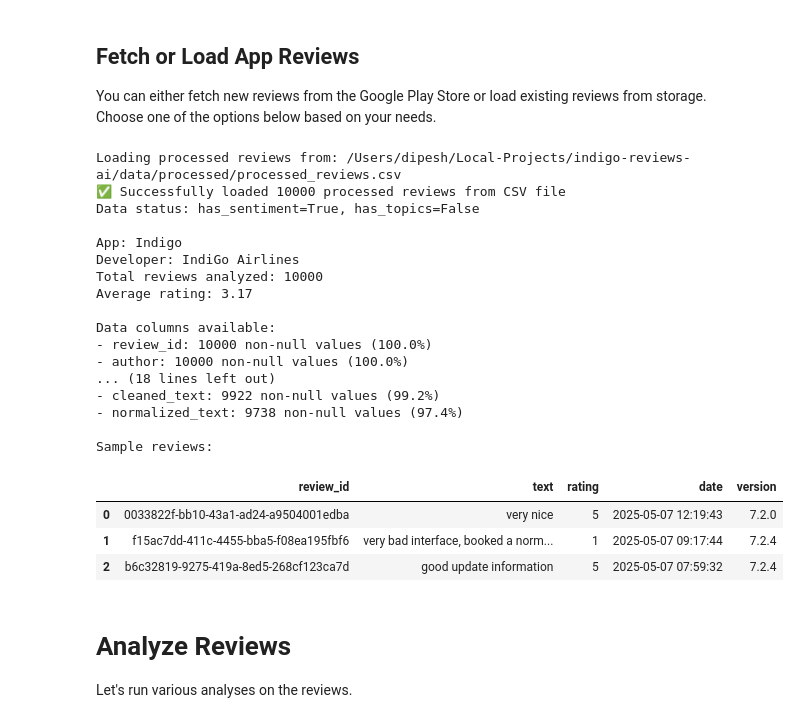
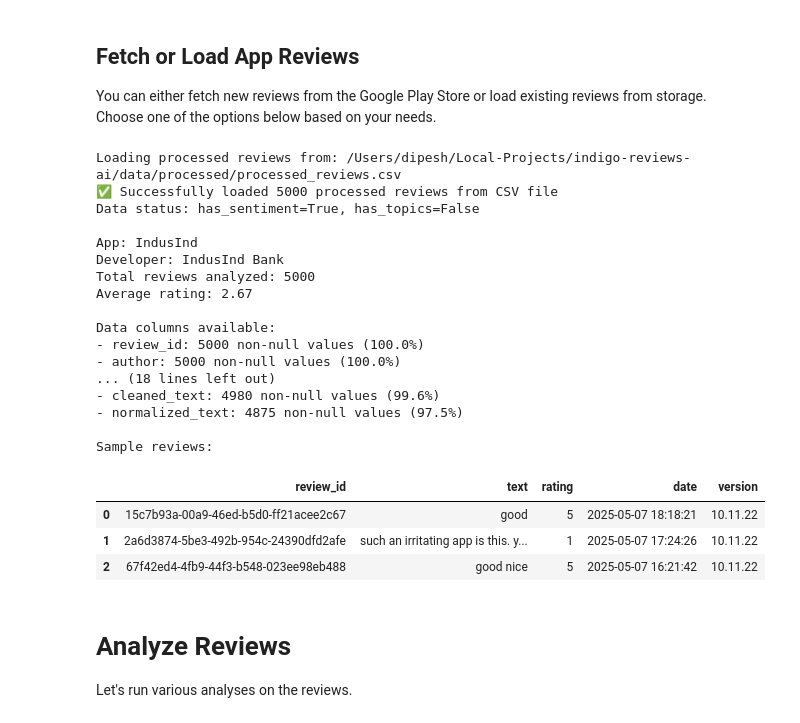
Before and after one commit to Dev-Dipesh/app-reviews-ai, a Jupyter notebook: notebooks/review_analysis_demo.ipynb, the cells around one changed output. Saved outputs shown, nothing was run; the diff lists cells and outputs as text; code cells hidden in the pictures.

```diff
--- a/notebooks/review_analysis_demo.ipynb
+++ b/notebooks/review_analysis_demo.ipynb
@@ -351,55 +349,55 @@ os.environ["USE_MOCK_DATA"] = original_mock_value
 app_info = runner.pipeline_metadata.get("app_info", {})
 if not app_info:
     # If no app info available (e.g., when using storage), create placeholder
-    app_name = os.environ.get("APP_NAME", "Indigo")
+    app_name = os.environ.get("APP_NAME", "IndusMobile")
     app_info = {
         "name": app_name,
-        "developer": "IndiGo Airlines",
+        "developer": "IndusInd Bank",
         "total_reviews": len(reviews_df),
         "average_rating": reviews_df["rating"].mean() if "rating" in reviews_df.columns else 0.0
     }
     # Update pipeline metadata
     runner.pipeline_metadata["app_info"] = app_info
 
 print(f"\nApp: {app_info.get('name')}")
 print(f"Developer: {app_info.get('developer')}")
 print(f"Total reviews analyzed: {app_info.get('total_reviews')}")
 print(f"Average rating: {app_info.get('average_rating'):.2f}")
 
 # Show data summary
 print("\nData columns available:")
 for col in reviews_df.columns:
     non_null = reviews_df[col].count()
     pct_avail = non_null / len(reviews_df) * 100
     print(f"- {col}: {non_null} non-null values ({pct_avail:.1f}%)")
 
 # Show sample of the data
 print("\nSample reviews:")
 display_cols = ["review_id", "text", "rating", "date", "version"]
 display_cols = [col for col in display_cols if col in reviews_df.columns]
 reviews_df[display_cols].head(3)
 # %% [output]
 Loading processed reviews from: /Users/dipesh/Local-Projects/indigo-reviews-ai/data/processed/processed_reviews.csv
-✅ Successfully loaded 10000 processed reviews from CSV file
+✅ Successfully loaded 5000 processed reviews from CSV file
 Data status: has_sentiment=True, has_topics=False
 
-App: Indigo
-Developer: IndiGo Airlines
-Total reviews analyzed: 10000
-Average rating: 3.17
+App: IndusInd
+Developer: IndusInd Bank
+Total reviews analyzed: 5000
+Average rating: 2.67
 
 Data columns available:
-- review_id: 10000 non-null values (100.0%)
-- author: 10000 non-null values (100.0%)
+- review_id: 5000 non-null values (100.0%)
+- author: 5000 non-null values (100.0%)
 ... (18 lines left out)
-- cleaned_text: 9922 non-null values (99.2%)
-- normalized_text: 9738 non-null values (97.4%)
+- cleaned_text: 4980 non-null values (99.6%)
+- normalized_text: 4875 non-null values (97.5%)
 
 Sample reviews:
 |  | review_id | text | rating | date | version |
-| 0 | 0033822f-bb10-43a1-ad24-a9504001edba | very nice | 5 | 2025-05-07 12:19:43 | 7.2.0 |
-| 1 | f15ac7dd-411c-4455-bba5-f08ea195fbf6 | very bad interface, booked a norm... | 1 | 2025-05-07 09:17:44 | 7.2.4 |
-| 2 | b6c32819-9275-419a-8ed5-268cf123ca7d | good update information | 5 | 2025-05-07 07:59:32 | 7.2.4 |
+| 0 | 15c7b93a-00a9-46ed-b5d0-ff21acee2c67 | good | 5 | 2025-05-07 18:18:21 | 10.11.22 |
+| 1 | 2a6d3874-5be3-492b-954c-24390dfd2afe | such an irritating app is this. y... | 1 | 2025-05-07 17:24:26 | 10.11.22 |
+| 2 | 67f42ed4-4fb9-44f3-b548-023ee98eb488 | good nice | 5 | 2025-05-07 16:21:42 | 10.11.22 |
 # %% [markdown]
 # Analyze Reviews
 
```
Also changed, not shown: parts of 15 cells of this notebook, 3 other files.
